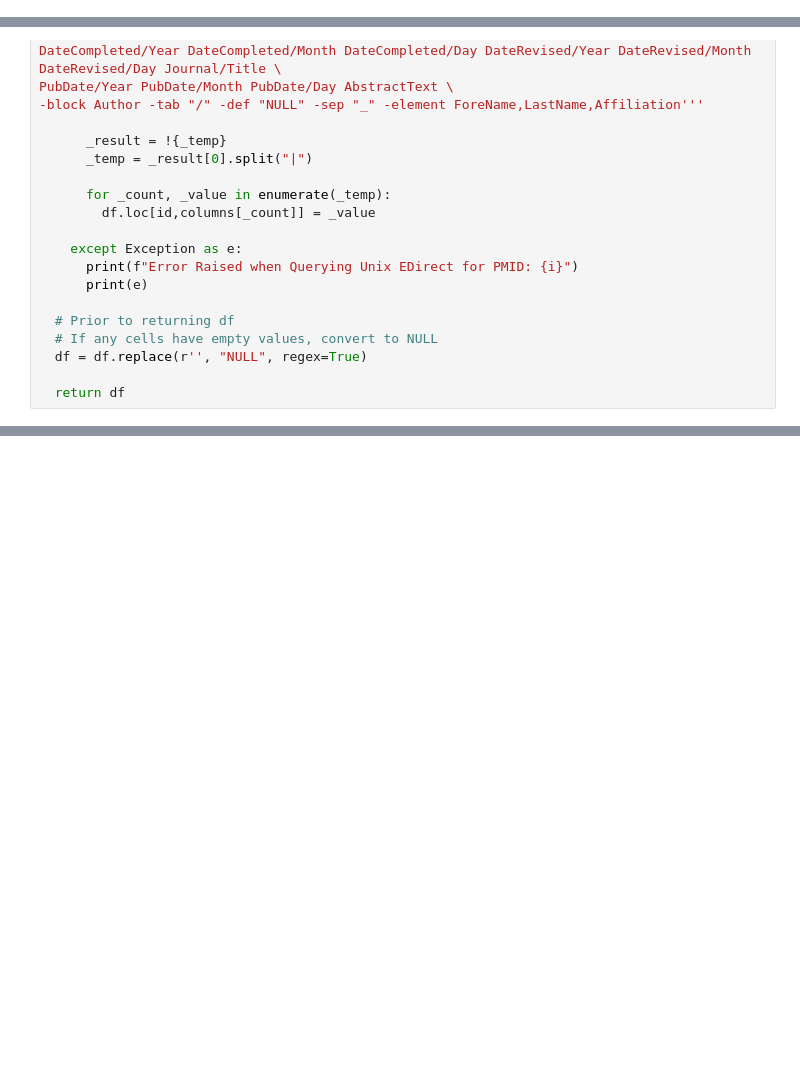
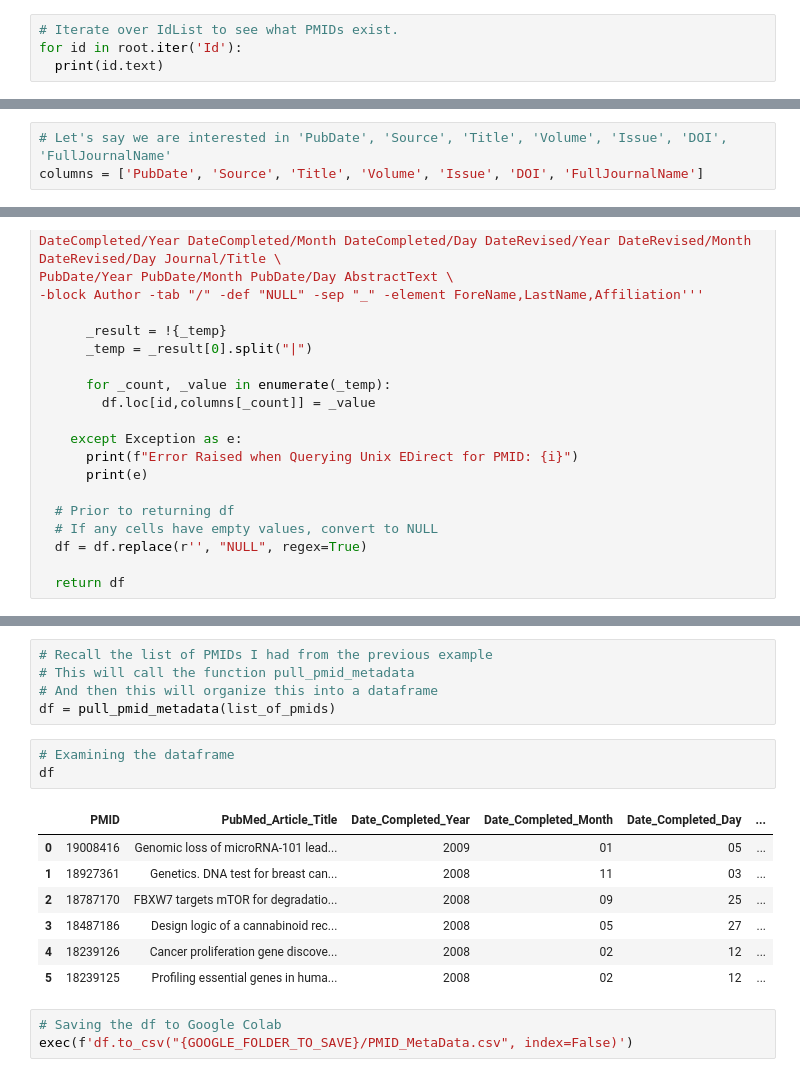
Before and after one commit to MDcontributor/eutilities, a Jupyter notebook: demo/PubMedExtraction.ipynb, the cells around one changed output, grey strips where cells are left out. Cells and saved outputs as stored; diff of their text form; blank space fills up the shorter version.

```diff
--- a/demo/PubMedExtraction.ipynb
+++ b/demo/PubMedExtraction.ipynb
@@ -64,0 +102,4 @@ Note that `response.text` is the statement that
+# %%
+# Iterate over IdList to see what PMIDs exist.
+for id in root.iter('Id'):
+  print(id.text)
@@ -64,0 +278,3 @@ Note that `response.text` is the statement that
+# %%
+# Let's say we are interested in 'PubDate', 'Source', 'Title', 'Volume', 'Issue', 'DOI', 'FullJournalName'
+columns = ['PubDate', 'Source', 'Title', 'Volume', 'Issue', 'DOI', 'FullJournalName']
@@ -143,0 +414,19 @@ PubDate/Year PubDate/Month PubDate/Day AbstractText \
+# %%
+# Recall the list of PMIDs I had from the previous example
+# This will call the function pull_pmid_metadata
+# And then this will organize this into a dataframe
+df = pull_pmid_metadata(list_of_pmids)
+# %%
+# Examining the dataframe
+df
+# %% [output]
+|  | PMID | PubMed_Article_Title | Date_Completed_Year | Date_Completed_Month | Date_Completed_Day | ... |
+| 0 | 19008416 | Genomic loss of microRNA-101 lead... | 2009 | 01 | 05 | ... |
+| 1 | 18927361 | Genetics. DNA test for breast can... | 2008 | 11 | 03 | ... |
+| 2 | 18787170 | FBXW7 targets mTOR for degradatio... | 2008 | 09 | 25 | ... |
+| 3 | 18487186 | Design logic of a cannabinoid rec... | 2008 | 05 | 27 | ... |
+| 4 | 18239126 | Cancer proliferation gene discove... | 2008 | 02 | 12 | ... |
+| 5 | 18239125 | Profiling essential genes in huma... | 2008 | 02 | 12 | ... |
+# %%
+# Saving the df to Google Colab
+exec(f'df.to_csv("{GOOGLE_FOLDER_TO_SAVE}/PMID_MetaData.csv", index=False)')
```
Also changed, not shown: parts of 35 cells of this notebook.
